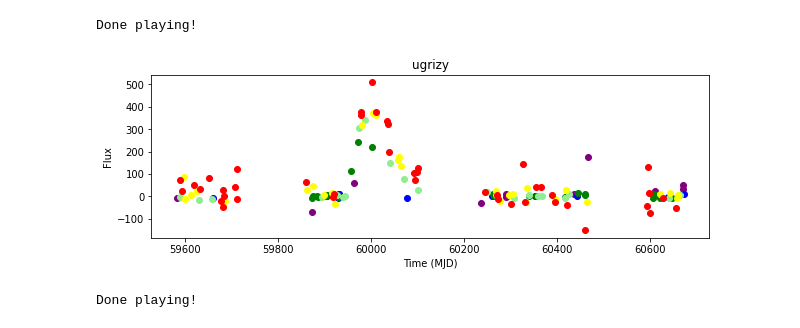
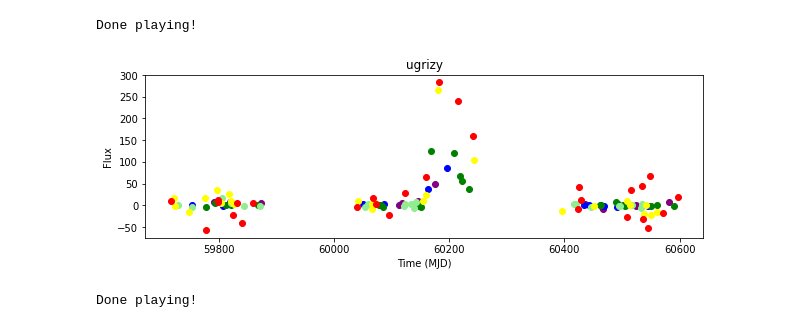
Before and after one commit to fedhere/LSSTsound, a Jupyter notebook: SNIBCsonify.ipynb, the cells around one changed output. Saved outputs shown, nothing was run; the diff lists cells and outputs as text; code cells hidden in the pictures.

```diff
--- a/SNIBCsonify.ipynb
+++ b/SNIBCsonify.ipynb
@@ -183,7 +188,7 @@ sonification(78927046)
 # %% [output]
 Done playing!
 # %%
-multiPlotObject(78927046)
+multiPlotObject(43018203)
 # %% [output]
-[figure, old version]
+[figure, new version]
 # %%
```
Also changed, not shown: parts of 8 cells of this notebook, 1 other file.
